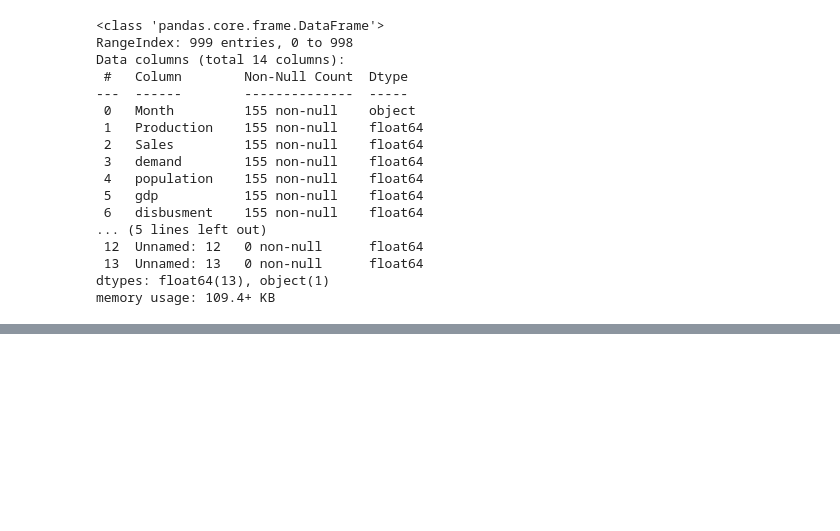
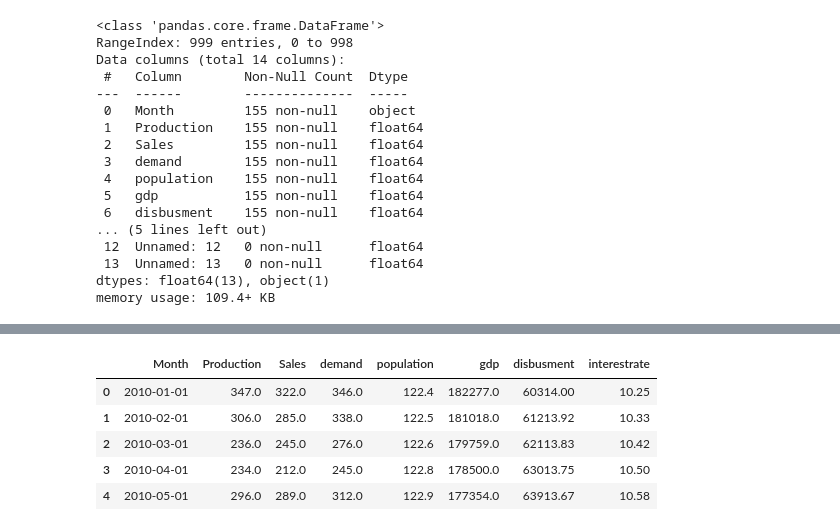
Before and after one commit to lfsotoc/cement_sales, a Jupyter notebook: notebook.ipynb, the cells around one changed output, grey strips where cells are left out. Saved outputs shown, nothing was run; the diff lists cells and outputs as text; code cells hidden in the pictures; blank space fills up the shorter version.

```diff
--- a/notebook.ipynb
+++ b/notebook.ipynb
@@ -30,3 +44,7 @@ Data columns (total 14 columns):
  13  Unnamed: 13   0 non-null      float64
 dtypes: float64(13), object(1)
 memory usage: 109.4+ KB
+# %%
+columanas_eliminar = ['Unnamed: 8', 'Unnamed: 9', 'Unnamed: 10', 'Unnamed: 11', 'Unnamed: 12', 'Unnamed: 13']
+df = data.copy()
+df = df.drop(columns=columanas_eliminar)
@@ -32,0 +90,9 @@ memory usage: 109.4+ KB
+# %%
+df.head()
+# %% [output]
+|  | Month | Production | Sales | demand | population | gdp | disbusment | interestrate |
+| 0 | 2010-01-01 | 347.0 | 322.0 | 346.0 | 122.4 | 182277.0 | 60314.00 | 10.25 |
+| 1 | 2010-02-01 | 306.0 | 285.0 | 338.0 | 122.5 | 181018.0 | 61213.92 | 10.33 |
+| 2 | 2010-03-01 | 236.0 | 245.0 | 276.0 | 122.6 | 179759.0 | 62113.83 | 10.42 |
+| 3 | 2010-04-01 | 234.0 | 212.0 | 245.0 | 122.8 | 178500.0 | 63013.75 | 10.50 |
+| 4 | 2010-05-01 | 296.0 | 289.0 | 312.0 | 122.9 | 177354.0 | 63913.67 | 10.58 |
```
Also changed, not shown: parts of 16 cells of this notebook.
